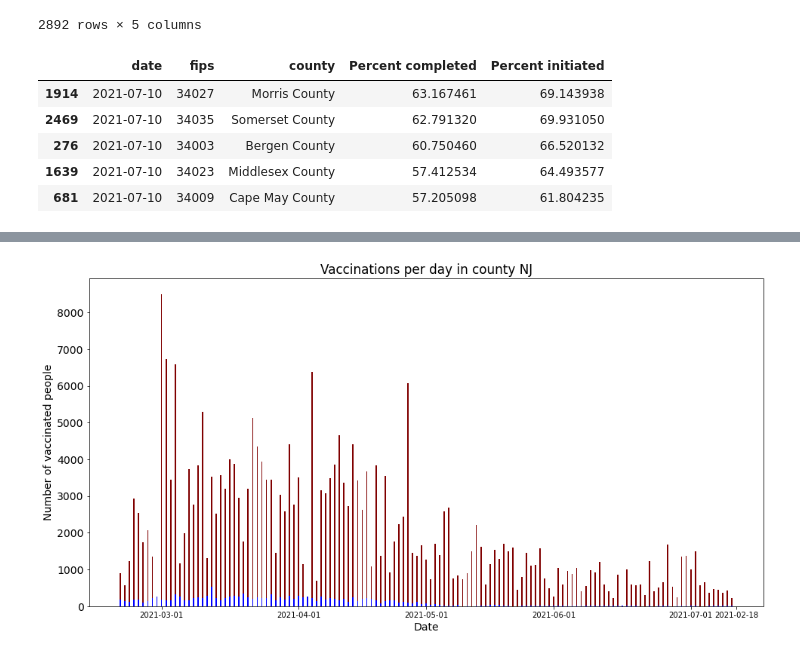
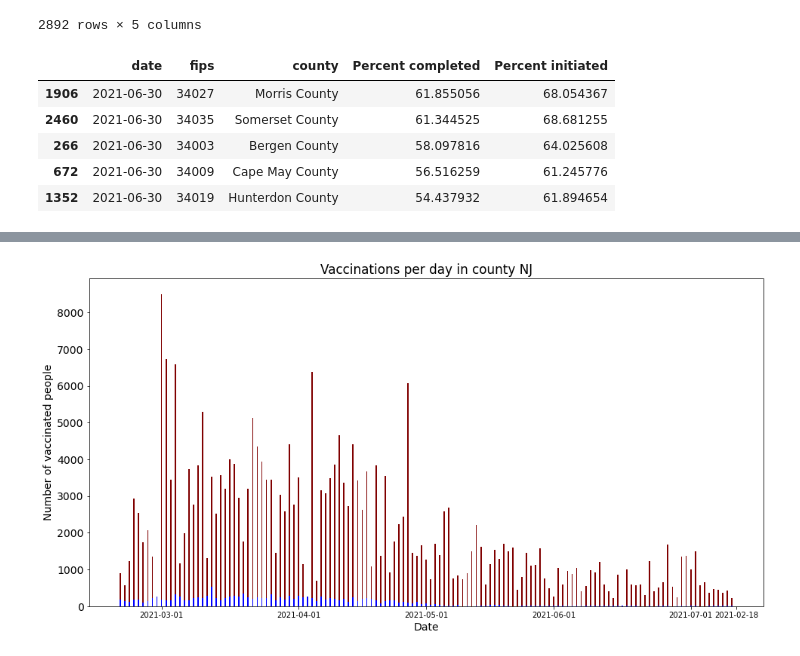
Before and after one commit to melissadiep94/covid19-project, a Jupyter notebook: State_NJ_Covid_time.ipynb, the cells around one changed output, grey strips where cells are left out. Drawn from its saved outputs; the diff is of its cells as text; code cells hidden in the pictures.

```diff
--- a/State_NJ_Covid_time.ipynb
+++ b/State_NJ_Covid_time.ipynb
@@ -103,16 +109,16 @@ percent_counties_vaccine
 | 2891 | 2021-07-12 | 34041 | Warren County | 44.744317 | 48.965963 |
 2892 rows × 5 columns
 # %%
-Data_date = "2021-07-10"
+Data_date = "2021-06-30"
 percent_vaccine = percent_counties_vaccine.loc[percent_counties_vaccine["date"]==Data_date].sort_values(by=['Percent completed'], ascending =False)
 percent_vaccine.head()
 # %% [output]
 |  | date | fips | county | Percent completed | Percent initiated |
-| 1914 | 2021-07-10 | 34027 | Morris County | 63.167461 | 69.143938 |
-| 2469 | 2021-07-10 | 34035 | Somerset County | 62.791320 | 69.931050 |
-| 276 | 2021-07-10 | 34003 | Bergen County | 60.750460 | 66.520132 |
-| 1639 | 2021-07-10 | 34023 | Middlesex County | 57.412534 | 64.493577 |
-| 681 | 2021-07-10 | 34009 | Cape May County | 57.205098 | 61.804235 |
+| 1906 | 2021-06-30 | 34027 | Morris County | 61.855056 | 68.054367 |
+| 2460 | 2021-06-30 | 34035 | Somerset County | 61.344525 | 68.681255 |
+| 266 | 2021-06-30 | 34003 | Bergen County | 58.097816 | 64.025608 |
+| 672 | 2021-06-30 | 34009 | Cape May County | 56.516259 | 61.245776 |
+| 1352 | 2021-06-30 | 34019 | Hunterdon County | 54.437932 | 61.894654 |
 # %%
 import numpy as np
 import matplotlib.pyplot as plt
```
Also changed, not shown: parts of 4 cells of this notebook.
